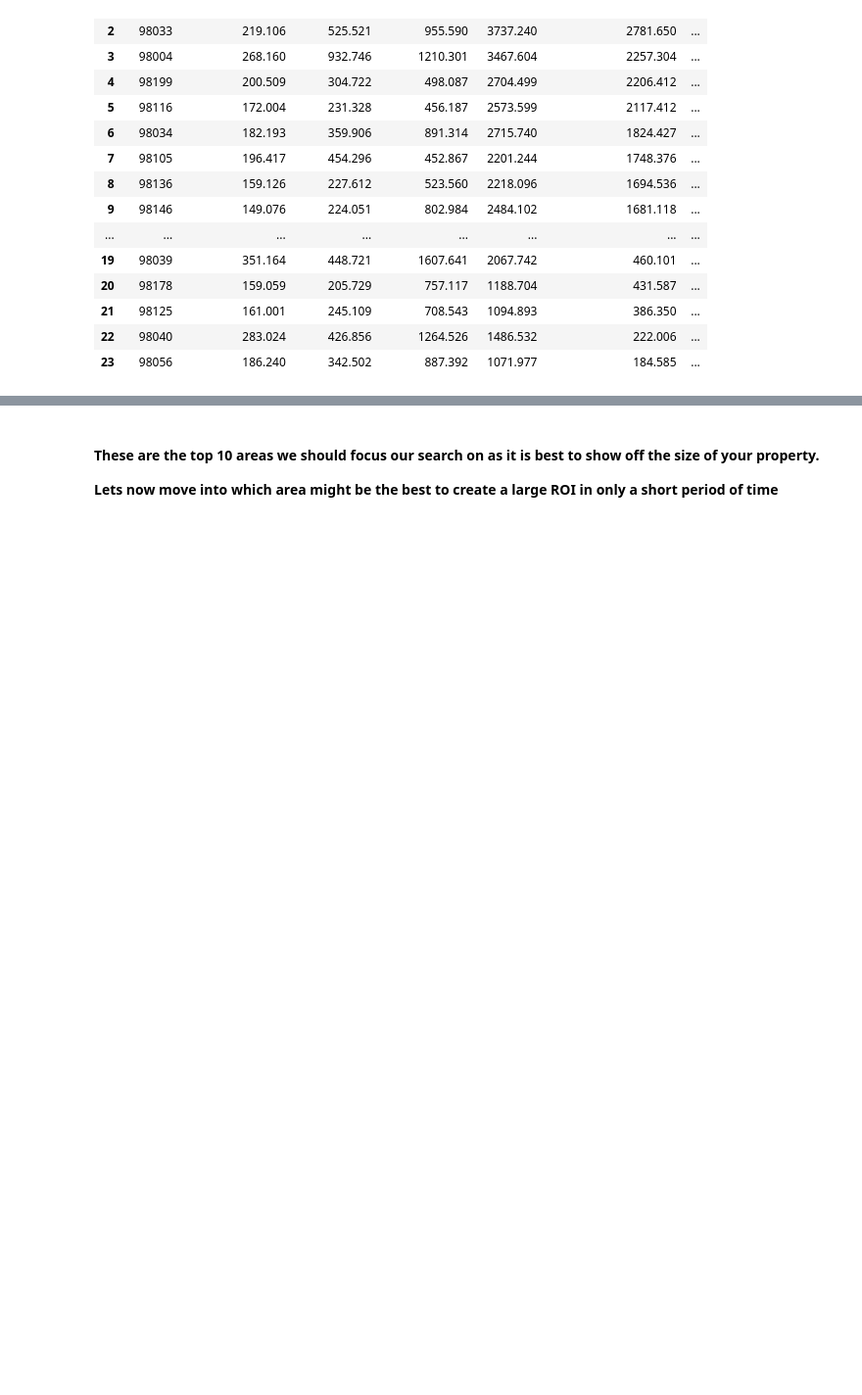
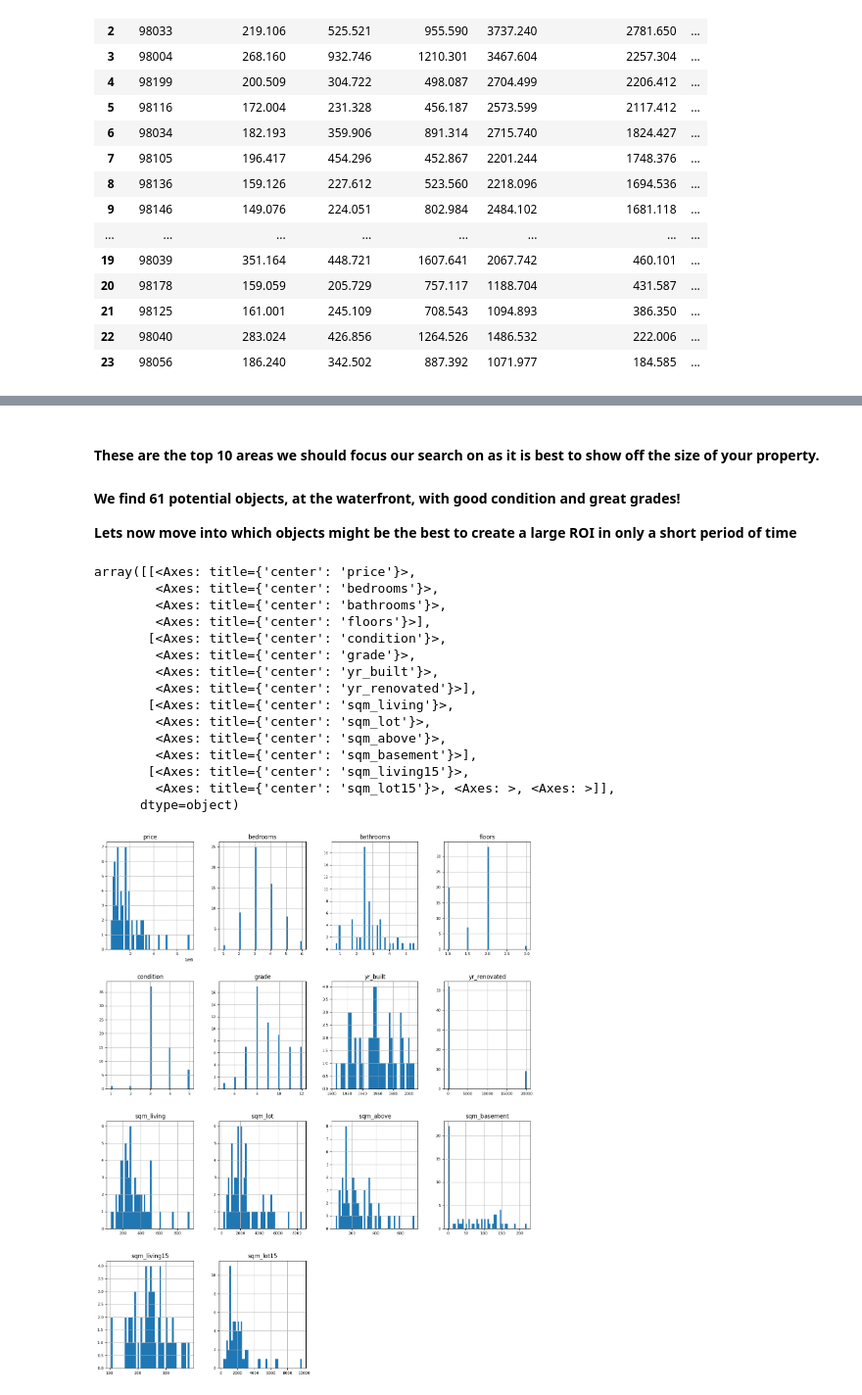
Before and after one commit to mariusbosch/eda_mariusbosch, a Jupyter notebook: EDA.ipynb, the cells around one changed output, grey strips where cells are left out. Shown at 98% size. Drawn from its saved outputs; the diff is of its cells as text; code cells hidden in the pictures; blank space fills up the shorter version.

```diff
--- a/EDA.ipynb
+++ b/EDA.ipynb
@@ -672,0 +814,13 @@ top_waterfront_objects.describe()
+# %%
+#now only show the objects that are potentially interesting and not the other areas
+# plot all waterfront objects within the top 10 interesting zipcodes
+top_interesting_areas_sorted = interesting_areas_sorted['zipcode'].head(15).tolist()
+top_waterfront_objects = df_w.query('zipcode in @top_interesting_areas_sorted')
+
+fig = px.scatter_mapbox(top_waterfront_objects, lat="lat", lon="long", color_discrete_sequence=["green"], zoom=3, height=400, width= 600, hover_data='price')
+fig.update_layout(mapbox_style="open-street-map")
+fig.update_layout(margin={"r":0,"t":0,"l":0,"b":0})
+fig.show()
+
+top_waterfront_objects.info()
+#top_waterfront_objects.head(100)
@@ -673,3 +845,29 @@ top_waterfront_objects.describe()
 # %% [markdown]
 #### These are the top 10 areas we should focus our search on as it is best to show off the size of your property.
-**Lets now move into which area might be the best to create a large ROI in only a short period of time**
+#### We find 61 potential objects, at the waterfront, with good condition and great grades!
+**Lets now move into which objects might be the best to create a large ROI in only a short period of time**
+# %%
+#Explore our potential objects
+
+top_waterfront_objects.describe()
+list(set(top_waterfront_objects.dtypes.tolist()))
+df_num2 = top_waterfront_objects.select_dtypes(include = ['float64', 'int64'])
+df_num2 = top_waterfront_objects.drop(columns=['id','house_id','id.1','long','lat','zipcode','view','waterfront','date'])
+df_num2.hist(figsize=(16, 20), bins=50, xlabelsize=8, ylabelsize=8)
+# %% [output]
+array([[<Axes: title={'center': 'price'}>,
+        <Axes: title={'center': 'bedrooms'}>,
+        <Axes: title={'center': 'bathrooms'}>,
+        <Axes: title={'center': 'floors'}>],
+       [<Axes: title={'center': 'condition'}>,
+        <Axes: title={'center': 'grade'}>,
+        <Axes: title={'center': 'yr_built'}>,
+        <Axes: title={'center': 'yr_renovated'}>],
+       [<Axes: title={'center': 'sqm_living'}>,
+        <Axes: title={'center': 'sqm_lot'}>,
+        <Axes: title={'center': 'sqm_above'}>,
+        <Axes: title={'center': 'sqm_basement'}>],
+       [<Axes: title={'center': 'sqm_living15'}>,
+        <Axes: title={'center': 'sqm_lot15'}>, <Axes: >, <Axes: >]],
+      dtype=object)
+[figure, added]
```
Also changed, not shown: parts of 30 cells of this notebook, 1 other file.
